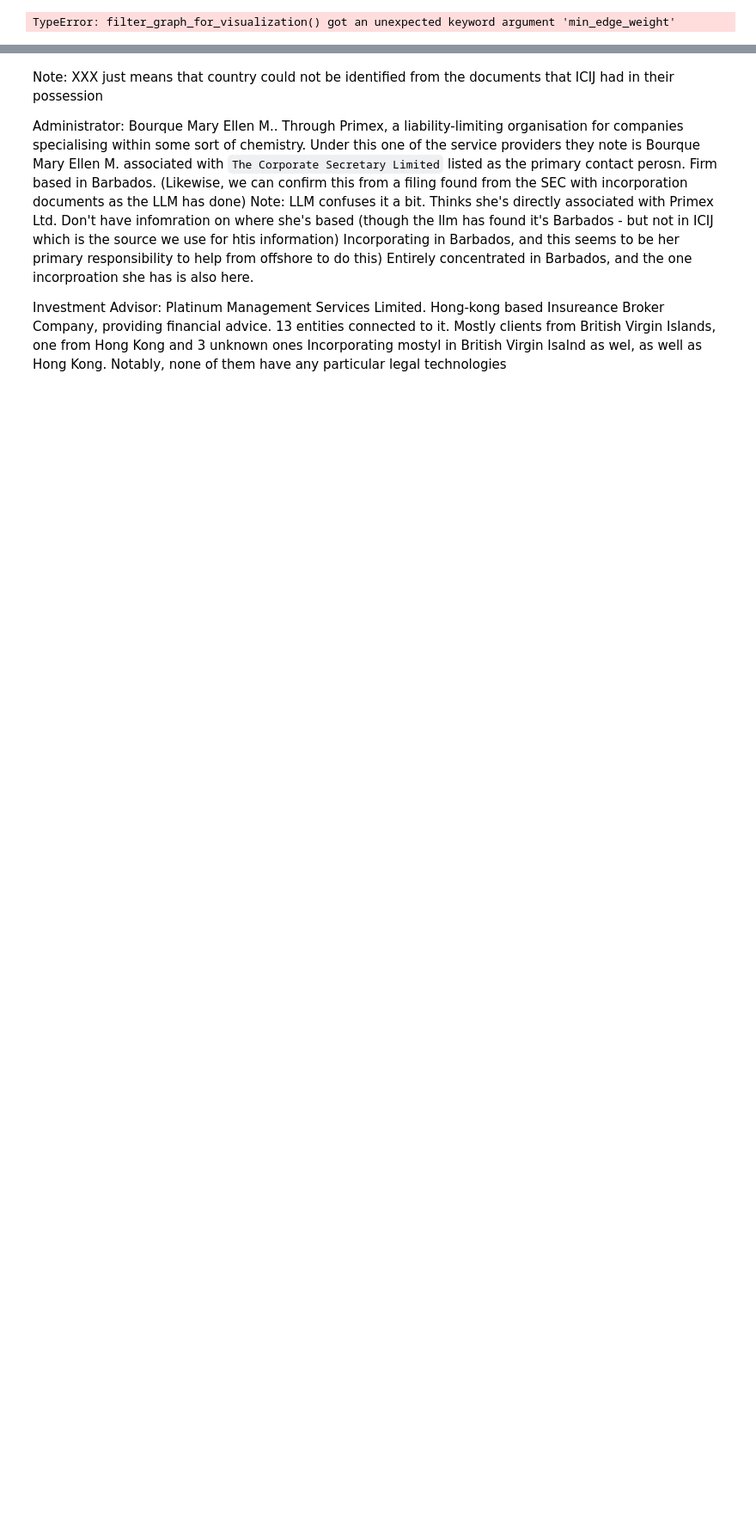
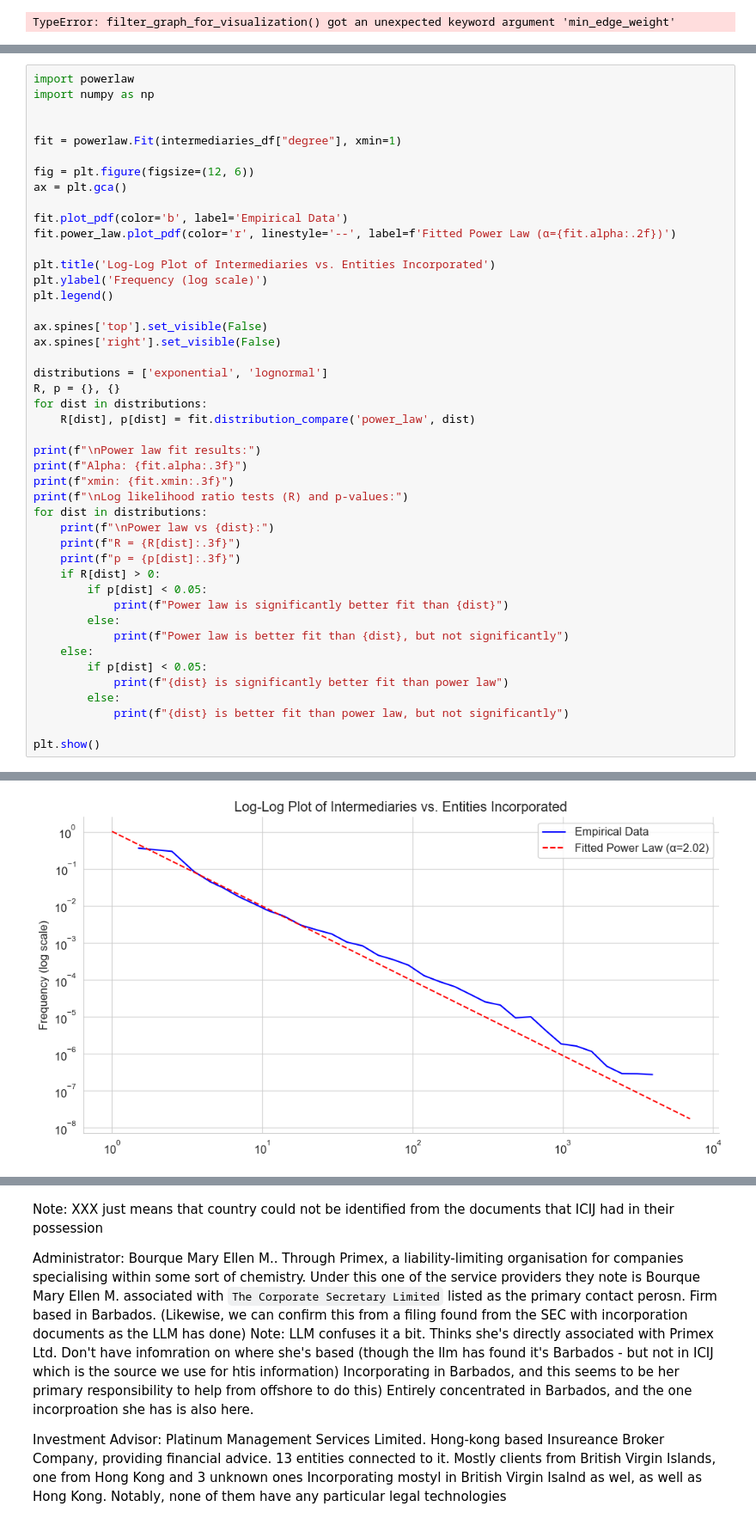
Before and after one commit to OscarAdserballe/intermediaries-in-the-offshore-world, a Jupyter notebook: propositions.ipynb, the cells around one changed output, grey strips where cells are left out. Shown at 86% size. Drawn from its saved outputs; the diff is of its cells as text; blank space fills up the shorter version.

```diff
--- a/propositions.ipynb
+++ b/propositions.ipynb
@@ -1977,0 +1462,46 @@ TypeError: filter_graph_for_visualization() got an unexpected keyword argument '
+# %%
+import powerlaw
+import numpy as np
+
+
+fit = powerlaw.Fit(intermediaries_df["degree"], xmin=1)
+
+fig = plt.figure(figsize=(12, 6))
+ax = plt.gca()
+
+fit.plot_pdf(color='b', label='Empirical Data')
+fit.power_law.plot_pdf(color='r', linestyle='--', label=f'Fitted Power Law (α={fit.alpha:.2f})')
+
+plt.title('Log-Log Plot of Intermediaries vs. Entities Incorporated')
+plt.ylabel('Frequency (log scale)')
+plt.legend()
+
+ax.spines['top'].set_visible(False)
+ax.spines['right'].set_visible(False)
+
+distributions = ['exponential', 'lognormal']
+R, p = {}, {}
+for dist in distributions:
+    R[dist], p[dist] = fit.distribution_compare('power_law', dist)
+
+print(f"\nPower law fit results:")
+print(f"Alpha: {fit.alpha:.3f}")
+print(f"xmin: {fit.xmin:.3f}")
+print(f"\nLog likelihood ratio tests (R) and p-values:")
+for dist in distributions:
+    print(f"\nPower law vs {dist}:")
+    print(f"R = {R[dist]:.3f}")
+    print(f"p = {p[dist]:.3f}")
+    if R[dist] > 0:
+        if p[dist] < 0.05:
+            print(f"Power law is significantly better fit than {dist}")
+        else:
+            print(f"Power law is better fit than {dist}, but not significantly")
+    else:
+        if p[dist] < 0.05:
+            print(f"{dist} is significantly better fit than power law")
+        else:
+            print(f"{dist} is better fit than power law, but not significantly")
+
+plt.show()
+# %% [output]
@@ -1977,0 +1525 @@ TypeError: filter_graph_for_visualization() got an unexpected keyword argument '
+[figure, added]
```
Also changed, not shown: parts of 65 cells of this notebook, 9 other files.
